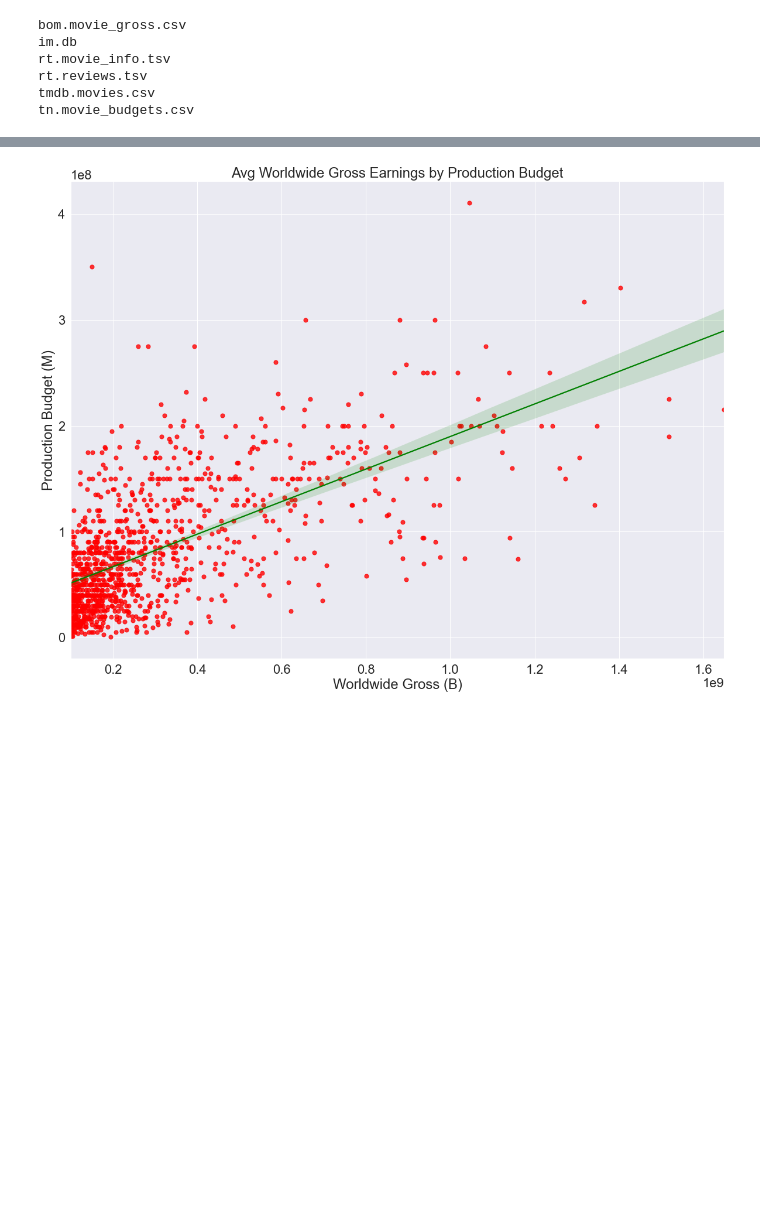
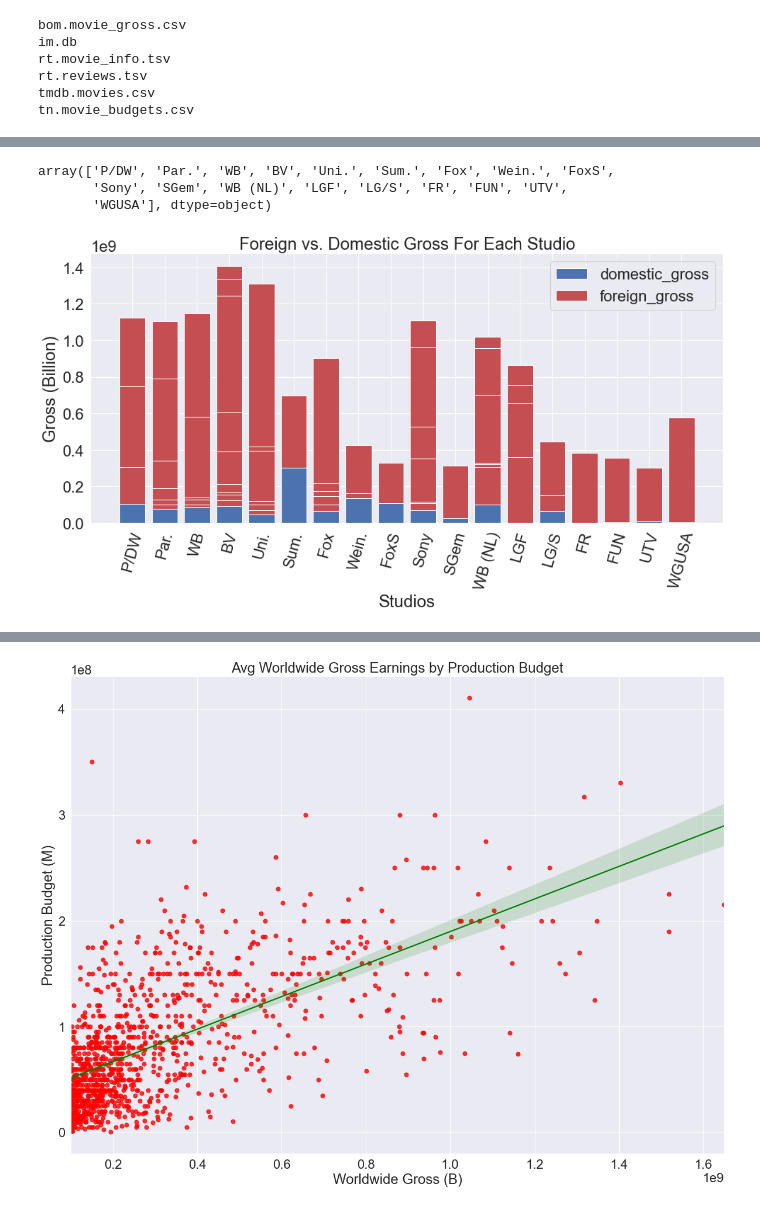
Before and after one commit to srinir301/Microsoft-Movie-Studio-Recommendations, a Jupyter notebook: Diego/student.ipynb, the cells around one changed output, grey strips where cells are left out. Saved outputs shown, nothing was run; the diff lists cells and outputs as text; code cells hidden in the pictures; blank space fills up the shorter version.

```diff
--- a/Diego/student.ipynb
+++ b/Diego/student.ipynb
@@ -88,0 +97,18 @@ tn_copy = tn.copy()
+# %%
+subset_300m = fm.loc[fm['worldwide_gross'] >= 300000000]
+subset_300m['studio'].unique()
+# %% [output]
+array(['P/DW', 'Par.', 'WB', 'BV', 'Uni.', 'Sum.', 'Fox', 'Wein.', 'FoxS',
+       'Sony', 'SGem', 'WB (NL)', 'LGF', 'LG/S', 'FR', 'FUN', 'UTV',
+       'WGUSA'], dtype=object)
+# %%
+fig, ax = plt.subplots(figsize=(16,7))
+ax.bar(x = subset_300m['studio'], height = subset_300m['domestic_gross'], label='domestic_gross', color='b')
+ax.bar(x = subset_300m['studio'], height = subset_300m['foreign_gross'], label='foreign_gross', color='r', bottom = subset_300m['domestic_gross'])
+ax.legend()
+ax.tick_params(axis='x', rotation=75)
+ax.set_xlabel('Studios')
+ax.set_ylabel('Gross (Billion)')
+ax.set_title('Foreign vs. Domestic Gross For Each Studio');
+# %% [output]
+[figure, added]
```
Also changed, not shown: parts of 33 cells of this notebook, 1 other file.
